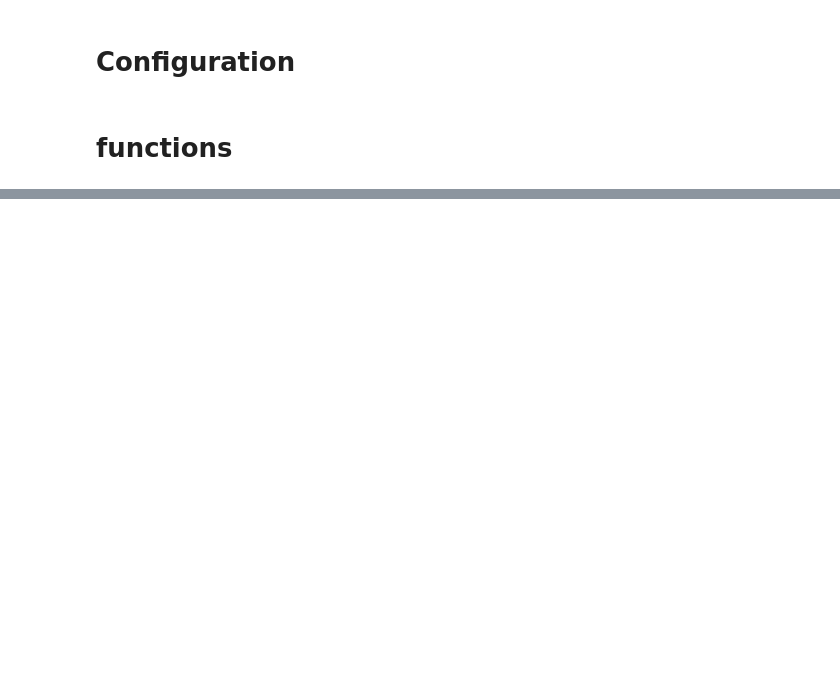
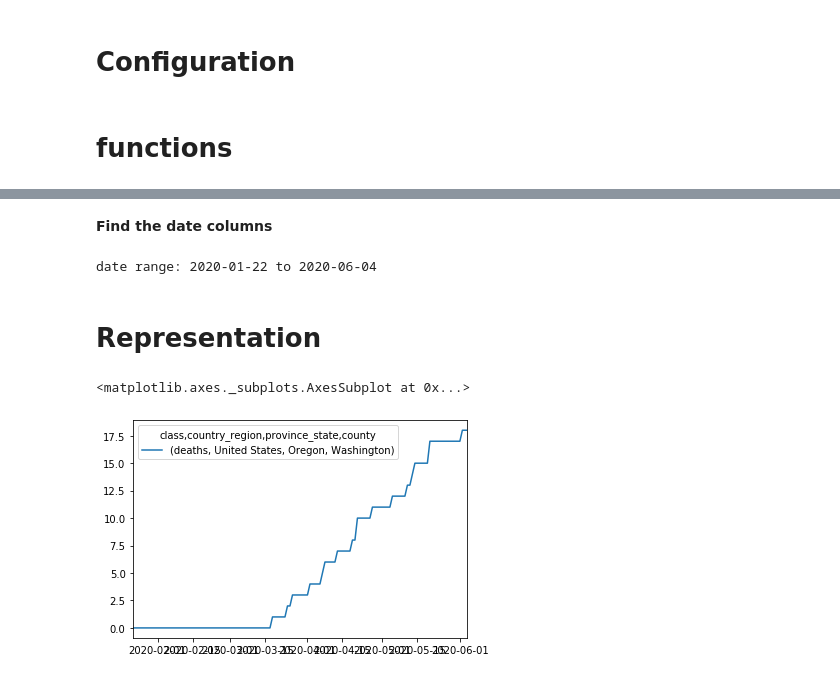
Before and after one commit to abtinkd/covid19, a Jupyter notebook: data-exploration.ipynb, the cells around one changed output, grey strips where cells are left out. Cells and saved outputs as stored; diff of their text form; code cells hidden in the pictures; blank space fills up the shorter version.

```diff
--- a/data-exploration.ipynb
+++ b/data-exploration.ipynb
@@ -123,0 +217,2 @@ df = df_us.append(df_global, sort=False)
+# %%
+df_mobility = get_google_mobility_data(url_google_mobility_report)
@@ -123,0 +238,11 @@ df = df_us.append(df_global, sort=False)
+# %%
+unique_places_in_df = set(x[1:] for x in df.index.values)
+unique_places_in_df_mobility = set(df_mobility.index.values)
+index_to_be_used = unique_places_in_df.intersection(unique_places_in_df_mobility)
+index_to_be_used = pd.Index(index_to_be_used)
+df_mobility  = (df_mobility.loc[index_to_be_used]
+                .reset_index()
+                .rename(columns={'level_0': 'country_region', 'level_1': 'province_state', 'level_2': 'county'}))
+df_mobility['class'] = 'mobility'
+df_mobility = df_mobility.set_index(['class', 'country_region', 'province_state', 'county'])
+df = df.append(df_mobility, sort=True)
@@ -123,0 +261,8 @@ df = df_us.append(df_global, sort=False)
+# %%
+s1 = df.loc[df['population'] > 0, 'population']
+s2index = pd.MultiIndex.from_tuples([('confirmed', *ind[1:]) for ind in s1.index])
+s3index = pd.MultiIndex.from_tuples([('recovered', *ind[1:]) for ind in s1.index])
+s2 = pd.Series(s1.values, index=s2index)
+s3 = pd.Series(s1.values, index=s3index)
+s = s1.append(s2).append(s3)
+df['population'] = s
@@ -123,0 +298,15 @@ df = df_us.append(df_global, sort=False)
+# %% [markdown]
+**Find the date columns**
+# %%
+from datetime import date
+cols_date = sorted([x for x in df.columns if isinstance(x, date)])
+print(f'date range: {min(cols_date)} to {max(cols_date)}')
+# %% [output]
+date range: 2020-01-22 to 2020-06-04
+# %% [markdown]
+# Representation <a class='anchor' id='representation'></a>
+# %%
+df.loc[idx['deaths', :, 'Oregon', 'Washington'], cols_date].T.plot()
+# %% [output]
+<matplotlib.axes._subplots.AxesSubplot at 0x...>
+[figure, added]
```
Also changed, not shown: parts of 25 cells of this notebook.
